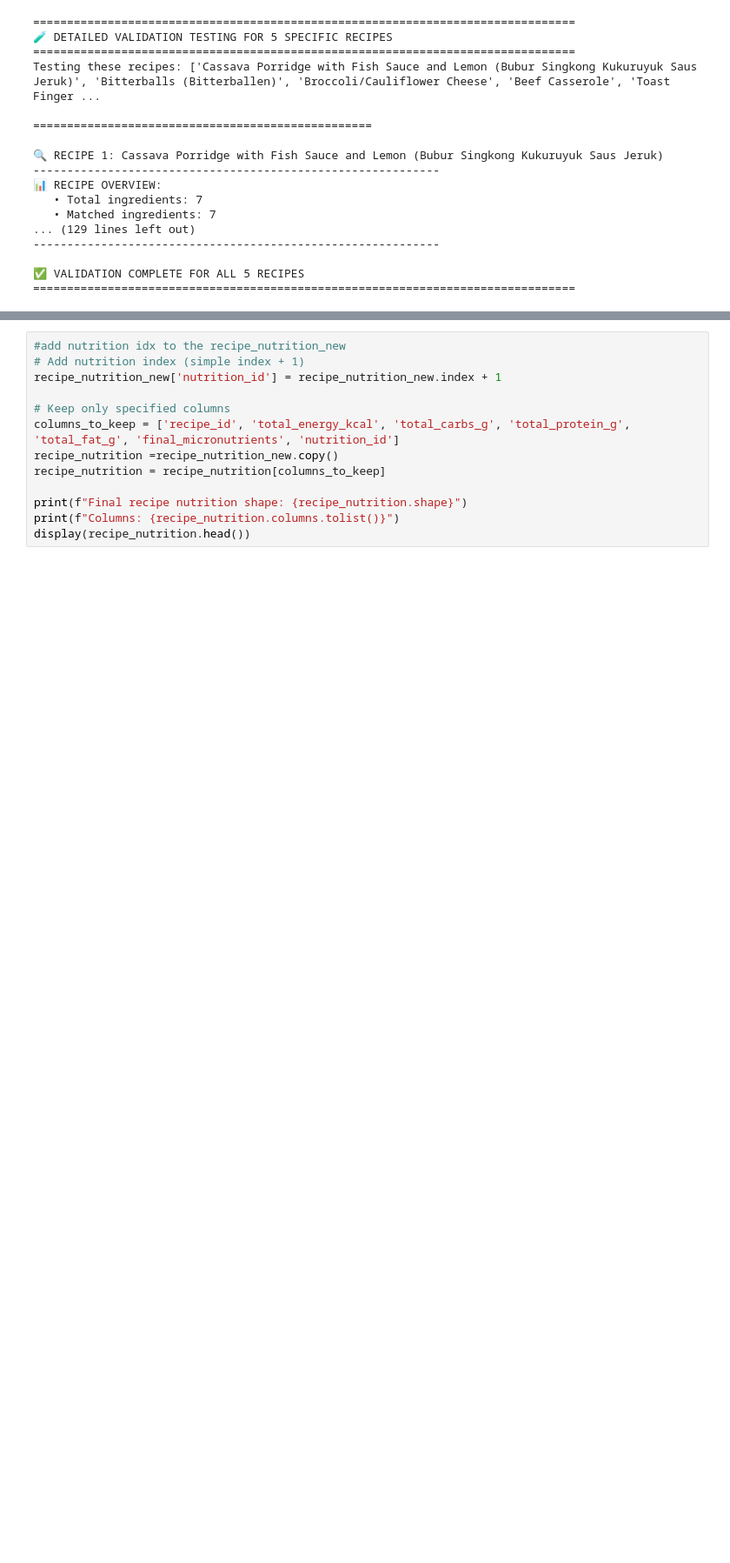
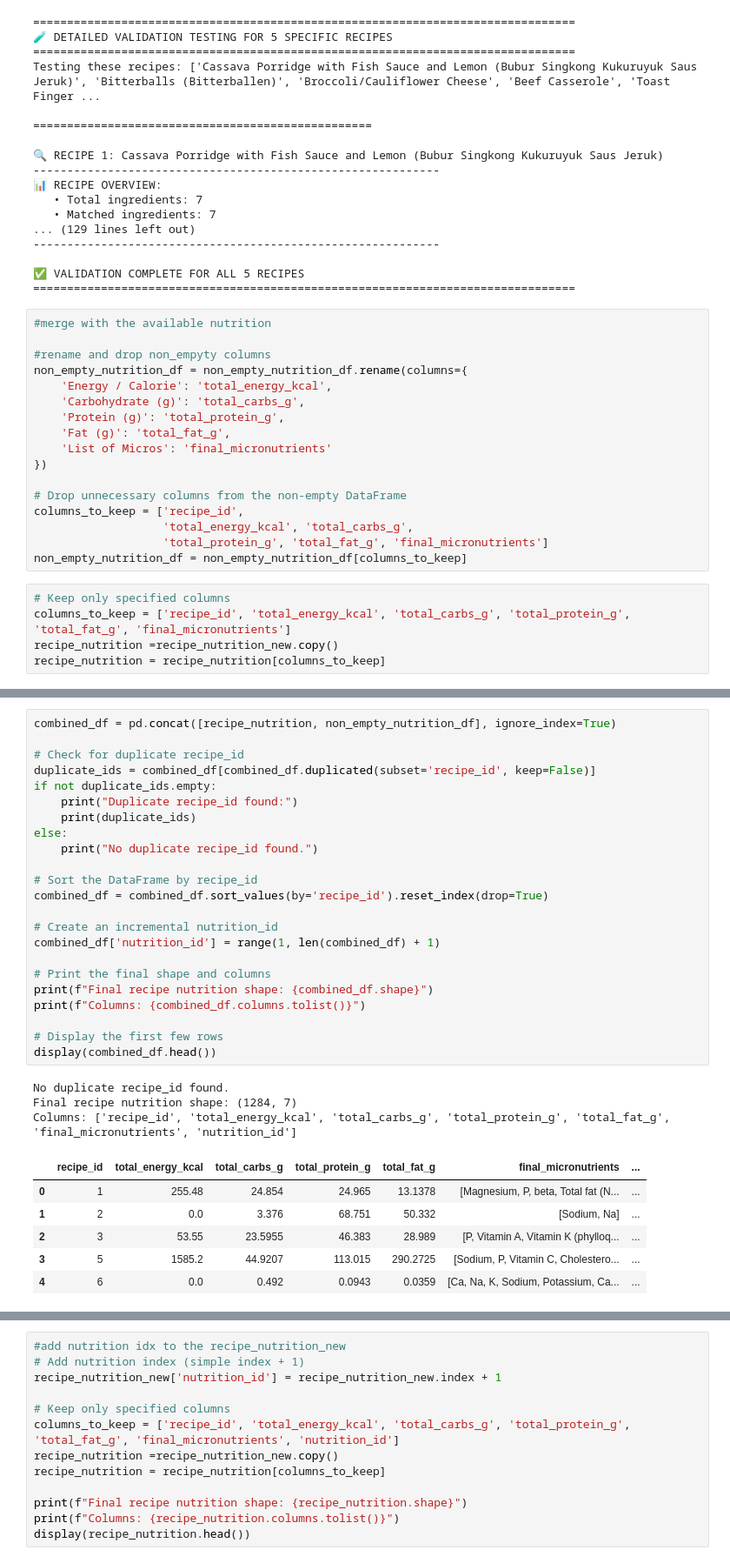
Before and after one commit to itshelena07/baby_food_recom_ai, a Jupyter notebook: 01_DataPreprocessing/pre-processing.ipynb, the cells around one changed output, grey strips where cells are left out. Shown at 87% size. Saved outputs shown, nothing was run; the diff lists cells and outputs as text; blank space fills up the shorter version.

```diff
--- a/01_DataPreprocessing/pre-processing.ipynb
+++ b/01_DataPreprocessing/pre-processing.ipynb
@@ -7409,3 +7633,25 @@ Testing these recipes: ['Cassava Porridge with Fish Sauce and Lemon (Bubur Singk
 
 ✅ VALIDATION COMPLETE FOR ALL 5 RECIPES
 ================================================================================
+# %%
+#merge with the available nutrition
+
+#rename and drop non_empyty columns
+non_empty_nutrition_df = non_empty_nutrition_df.rename(columns={
+    'Energy / Calorie': 'total_energy_kcal',
+    'Carbohydrate (g)': 'total_carbs_g',
+    'Protein (g)': 'total_protein_g',
+    'Fat (g)': 'total_fat_g',
+    'List of Micros': 'final_micronutrients'
+})
+
+# Drop unnecessary columns from the non-empty DataFrame
+columns_to_keep = ['recipe_id',
+                   'total_energy_kcal', 'total_carbs_g',
+                   'total_protein_g', 'total_fat_g', 'final_micronutrients']
+non_empty_nutrition_df = non_empty_nutrition_df[columns_to_keep]
+# %%
+# Keep only specified columns
+columns_to_keep = ['recipe_id', 'total_energy_kcal', 'total_carbs_g', 'total_protein_g', 'total_fat_g', 'final_micronutrients']
+recipe_nutrition =recipe_nutrition_new.copy()
+recipe_nutrition = recipe_nutrition[columns_to_keep]
@@ -7411,0 +7674,33 @@ Testing these recipes: ['Cassava Porridge with Fish Sauce and Lemon (Bubur Singk
+# %%
+combined_df = pd.concat([recipe_nutrition, non_empty_nutrition_df], ignore_index=True)
+
+# Check for duplicate recipe_id
+duplicate_ids = combined_df[combined_df.duplicated(subset='recipe_id', keep=False)]
+if not duplicate_ids.empty:
+    print("Duplicate recipe_id found:")
+    print(duplicate_ids)
+else:
+    print("No duplicate recipe_id found.")
+
+# Sort the DataFrame by recipe_id
+combined_df = combined_df.sort_values(by='recipe_id').reset_index(drop=True)
+
+# Create an incremental nutrition_id
+combined_df['nutrition_id'] = range(1, len(combined_df) + 1)
+
+# Print the final shape and columns
+print(f"Final recipe nutrition shape: {combined_df.shape}")
+print(f"Columns: {combined_df.columns.tolist()}")
+
+# Display the first few rows
+display(combined_df.head())
+# %% [output]
+No duplicate recipe_id found.
+Final recipe nutrition shape: (1284, 7)
+Columns: ['recipe_id', 'total_energy_kcal', 'total_carbs_g', 'total_protein_g', 'total_fat_g', 'final_micronutrients', 'nutrition_id']
+|  | recipe_id | total_energy_kcal | total_carbs_g | total_protein_g | total_fat_g | final_micronutrients | ... |
+| 0 | 1 | 255.48 | 24.854 | 24.965 | 13.1378 | [Magnesium, P, beta, Total fat (N... | ... |
+| 1 | 2 | 0.0 | 3.376 | 68.751 | 50.332 | [Sodium, Na] | ... |
+| 2 | 3 | 53.55 | 23.5955 | 46.383 | 28.989 | [P, Vitamin A, Vitamin K (phylloq... | ... |
+| 3 | 5 | 1585.2 | 44.9207 | 113.015 | 290.2725 | [Sodium, P, Vitamin C, Cholestero... | ... |
+| 4 | 6 | 0.0 | 0.492 | 0.0943 | 0.0359 | [Ca, Na, K, Sodium, Potassium, Ca... | ... |
```
Also changed, not shown: parts of 39 cells of this notebook.
